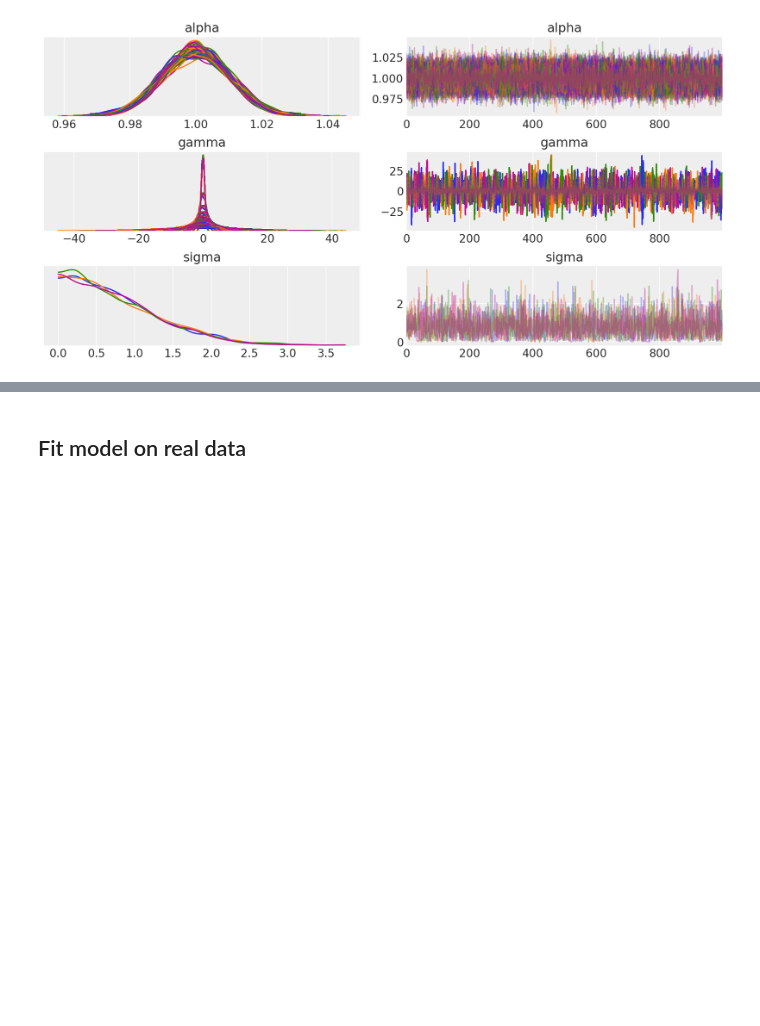
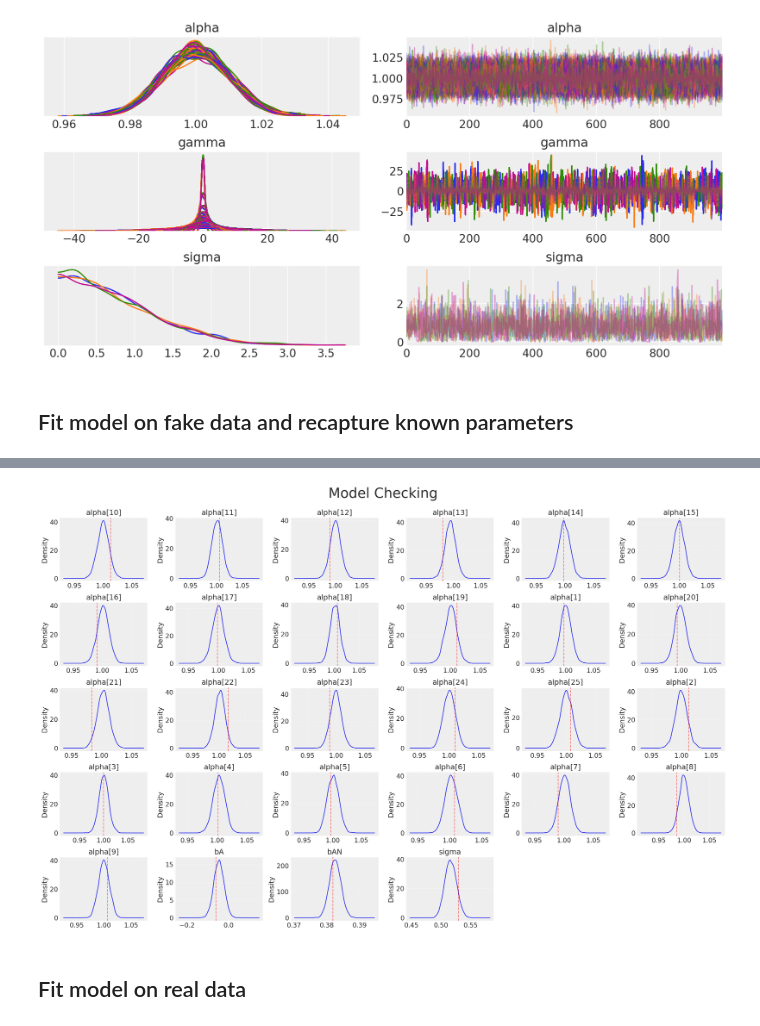
Before and after one commit to bennywee/house_prices_kaggle, a Jupyter notebook: notebooks/modelling_notebooks/saturated_model.ipynb, the cells around one changed output, grey strips where cells are left out. Cells and saved outputs as stored; diff of their text form; code cells hidden in the pictures; blank space fills up the shorter version.

```diff
--- a/notebooks/modelling_notebooks/saturated_model.ipynb
+++ b/notebooks/modelling_notebooks/saturated_model.ipynb
@@ -100,0 +100,45 @@ az.plot_trace(fit_iem_check, var_names=["alpha", "gamma", "sigma"], compact = Tr
+# %% [markdown]
+## Fit model on fake data and recapture known parameters
+# %%
+random_draw = 10
+y_sim = fit_iem_df_check.filter(regex = 'y_hat').iloc[random_draw, :]
+true_parameters = fit_iem_df_check.filter(regex = 'alpha|bA|bAN|sigma').iloc[random_draw, :]
+
+_iem_data_check = dict(N = len(train),
+              log_sales_price = y_sim,
+              log_lot_area = train['log_lot_area_z'],
+              neighbourhood = train['neighbourhood'],
+              N_neighbourhood = len(train['Neighborhood'].unique()),
+              N_test = len(test),
+              log_lot_area_test = test['log_lot_area_z'],
+              neighbourhood_test = test['neighbourhood'],
+              alpha_sd = 0.01,
+              beta_sd = 0.1,
+              run_estimation = 1)
+
+_fit_iem_check = interactive_effects_model.sampling(data=_iem_data_check)
+_iem_df_check = _fit_iem_check.to_dataframe()
+fake_fit = _iem_df_check.filter(regex = 'alpha|bA|bAN|sigma')
+parameter_df = pd.melt(fake_fit)
+
+# Plot
+fig, axes = plt.subplots(nrows=max(2, math.ceil(fake_fit.shape[1] / 6)), ncols=6, sharex=False, sharey = False, figsize=(21,13))
+fig.suptitle('Model Checking', y = 1.04, size = 30)
+axes_list = [item for sublist in axes for item in sublist]
+parameters = parameter_df.groupby("variable")['variable'].last().index
+grouped = parameter_df.groupby("variable")
+
+for parameter in parameters:
+    selection = grouped.get_group(parameter)
+    ax = axes_list.pop(0)
+    selection.plot.kde(label=parameter, ax=ax, legend=False)
+    ax.set_title(parameter)
+    ax.grid(linewidth=0.25)
+    ax.axvline(x=true_parameters[parameter], color='red', linestyle='--', alpha = 0.5)
+
+# Now use the matplotlib .remove() method to delete anything we didn't use
+for ax in axes_list:
+    ax.remove()
+
+plt.tight_layout();
+# %% [output]
@@ -101,3 +147,4 @@ az.plot_trace(fit_iem_check, var_names=["alpha", "gamma", "sigma"], compact = Tr
+[figure, added]
 # %% [markdown]
 ## Fit model on real data
 # %%
```
Also changed, not shown: parts of 3 cells of this notebook, 4 other files.
